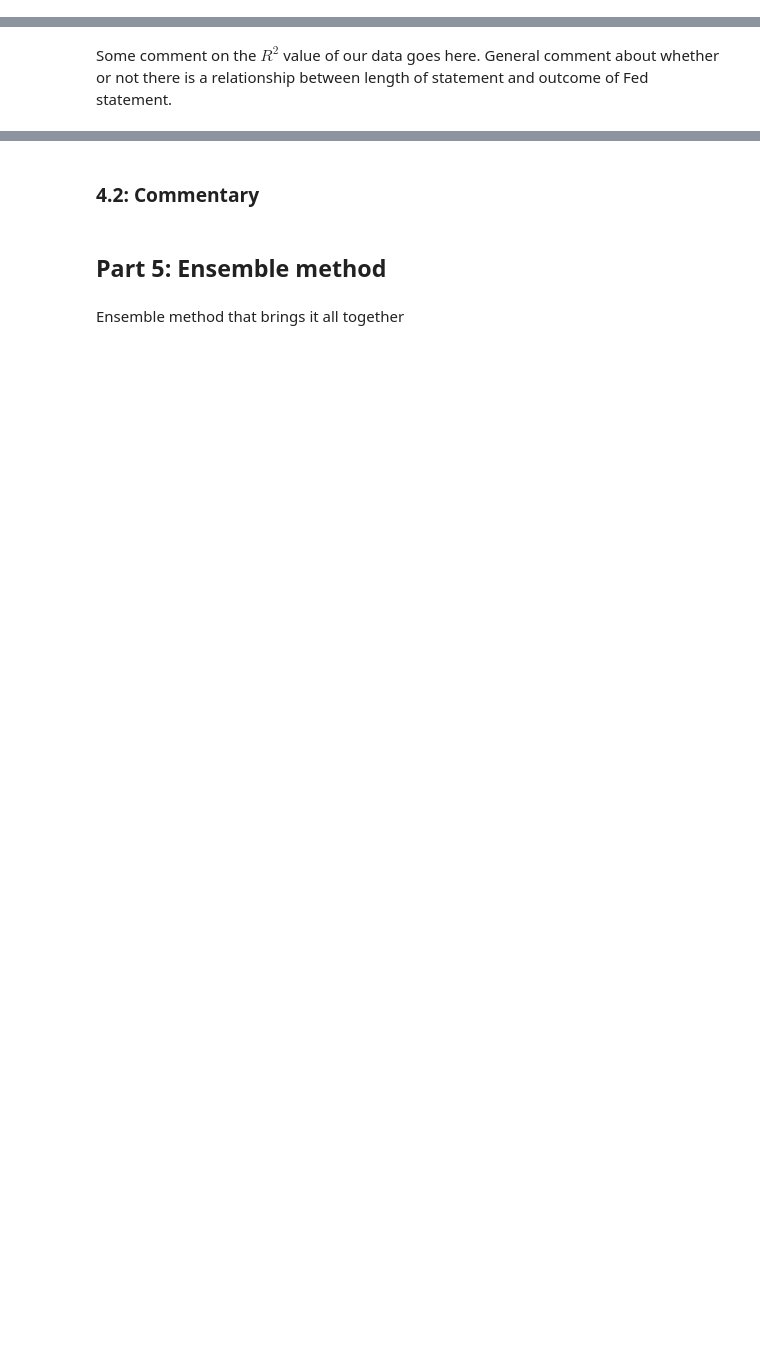
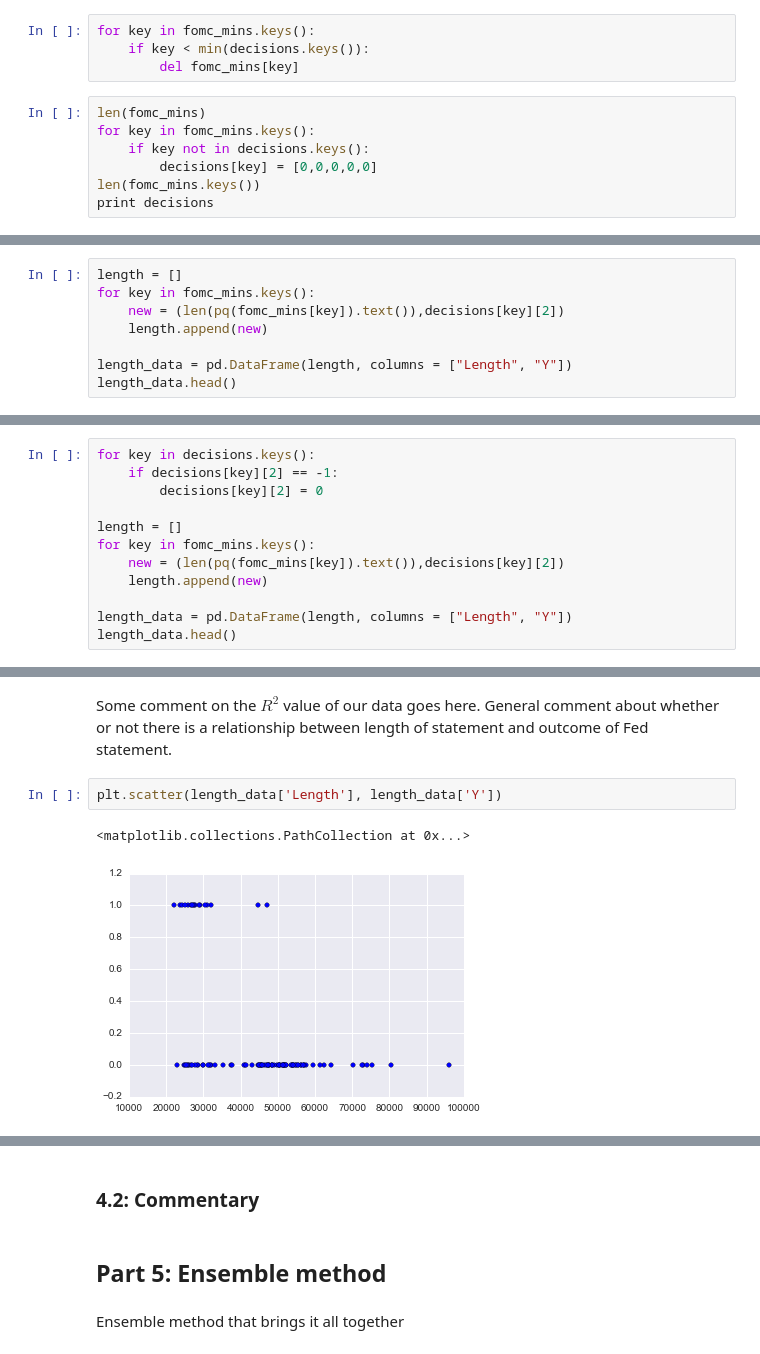
Before and after one commit to jamescurtin/cs109_fp, a Jupyter notebook: george/Sentiment Analysis-Copy1.ipynb, the cells around one changed output, grey strips where cells are left out. Drawn from its saved outputs; the diff is of its cells as text; blank space fills up the shorter version.

```diff
--- a/george/Sentiment Analysis-Copy1.ipynb
+++ b/george/Sentiment Analysis-Copy1.ipynb
@@ -248,3 +250,14 @@ len(new_decisions)
 47
 # %% [markdown]
 We now have a group of statements and decisions, where the statements are releases made at certain dates and decisions are interest rate decisions made at certain dates. We now group the statements between each decision into one string. For example, if a decision is made on 09/28/2014 and the next one is made on 10/18/2014, then the statements in between would be grouped together. This allows us to match the dimensions of our input and our output.
+# %%
+for key in fomc_mins.keys():
+    if key < min(decisions.keys()):
+        del fomc_mins[key]
+# %%
+len(fomc_mins)
+for key in fomc_mins.keys():
+    if key not in decisions.keys():
+        decisions[key] = [0,0,0,0,0]
+len(fomc_mins.keys())
+print decisions
@@ -482,0 +508,8 @@ The Federal Reserve has claimed at several points in the past decade that it att
+# %%
+length = []
+for key in fomc_mins.keys():
+    new = (len(pq(fomc_mins[key]).text()),decisions[key][2])
+    length.append(new)
+
+length_data = pd.DataFrame(length, columns = ["Length", "Y"])
+length_data.head()
@@ -489,0 +548,12 @@ length_ols_model.summary()
+# %%
+for key in decisions.keys():
+    if decisions[key][2] == -1:
+        decisions[key][2] = 0
+
+length = []
+for key in fomc_mins.keys():
+    new = (len(pq(fomc_mins[key]).text()),decisions[key][2])
+    length.append(new)
+
+length_data = pd.DataFrame(length, columns = ["Length", "Y"])
+length_data.head()
@@ -490,2 +589,7 @@ length_ols_model.summary()
 # %% [markdown]
 Some comment on the $R^2$ value of our data goes here. General comment about whether or not there is a relationship between length of statement and outcome of Fed statement.
+# %%
+plt.scatter(length_data['Length'], length_data['Y'])
+# %% [output]
+<matplotlib.collections.PathCollection at 0x...>
+[figure, added]
```
Also changed, not shown: parts of 14 cells of this notebook.
